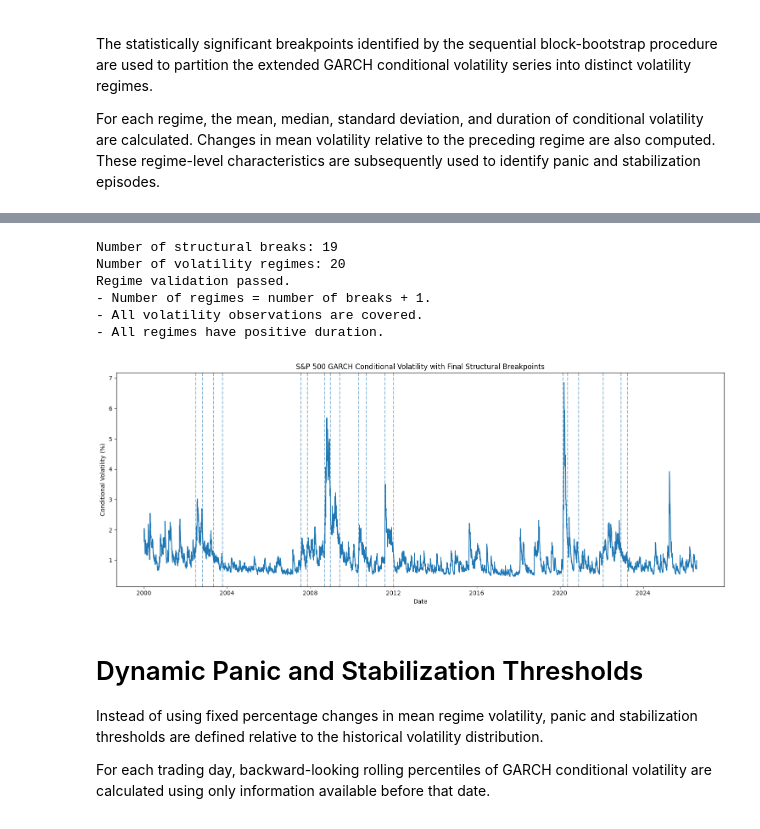
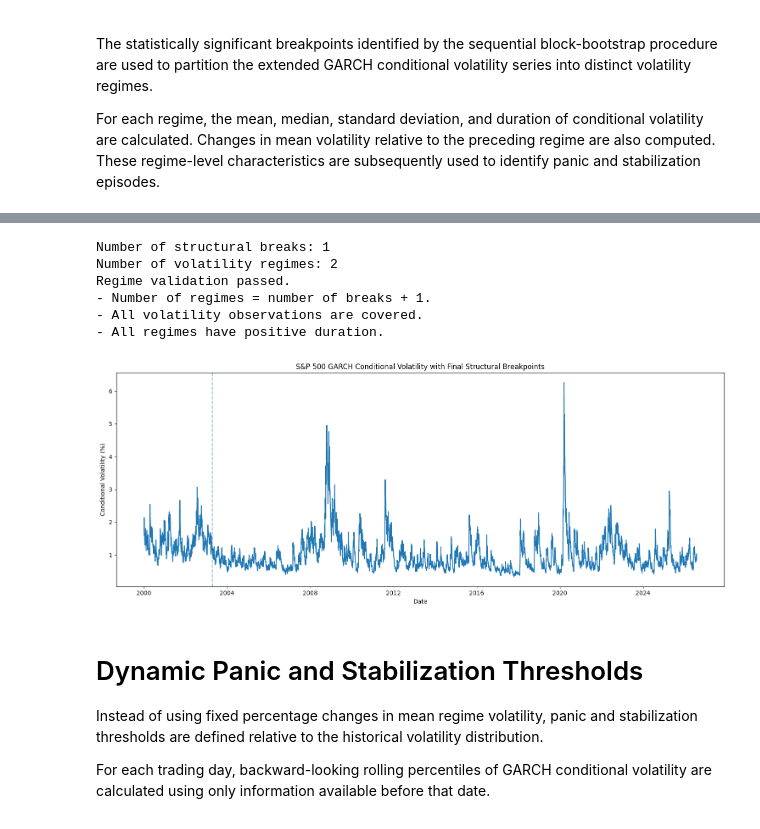
Before and after one commit to fleurclochette/Scientific-Project-SS26-Group-8, a Jupyter notebook: notebooks/03f_egarch_dynamic_panic_threshold.ipynb, the cells around one changed output, grey strips where cells are left out. Cells and saved outputs as stored; diff of their text form; code cells hidden in the pictures.

```diff
--- a/notebooks/03f_egarch_dynamic_panic_threshold.ipynb
+++ b/notebooks/03f_egarch_dynamic_panic_threshold.ipynb
@@ -186,17 +186,20 @@ Downloading arch-8.0.0-cp313-cp313-manylinux2014_x86_64.manylinux_2_17_x86_64.ma
 Installing collected packages: arch
 Successfully installed arch-8.0.0
 # %%
-# Step 9 Fit GARCH(1,1)
-garch_model = arch_model(
+# Estimate EGARCH(1,1,1)
+
+egarch_model = arch_model(
     returns,
     mean="Constant",
-    vol="GARCH",
+    vol="EGARCH",
     p=1,
+    o=1,
     q=1
 )
 
-garch_result = garch_model.fit(
+egarch_result = egarch_model.fit(
     disp="off"
 )
-print(garch_result.summary())
+
+print(egarch_result.summary())
 # %% [output]
@@ -237,7 +257,7 @@ $$
 # This is the actual input for the Bai-perron analysis
 
 df["ConditionalVolatility"] = (
-    garch_result.conditional_volatility
+    egarch_result.conditional_volatility
 )
 
 df[
@@ -641,8 +614,8 @@ print("- Number of regimes = number of breaks + 1.")
 print("- All volatility observations are covered.")
 print("- All regimes have positive duration.")
 # %% [output]
-Number of structural breaks: 19
-Number of volatility regimes: 20
+Number of structural breaks: 1
+Number of volatility regimes: 2
 Regime validation passed.
 - Number of regimes = number of breaks + 1.
 - All volatility observations are covered.
@@ -650,32 +623,32 @@ Regime validation passed.
 # %%
 # plot the final segmentation
 
 plt.figure(figsize=(15, 6))
 
 plt.plot(
     volatility_dates,
     volatility,
-    label="GARCH conditional volatility"
+    label="EGARCH conditional volatility"
 )
 
 for date in real_final_break_dates:
     plt.axvline(
         x=date,
         linestyle="--",
         alpha=0.5
     )
 
 plt.title(
     "S&P 500 GARCH Conditional Volatility with Final Structural Breakpoints"
 )
 
 plt.xlabel("Date")
 plt.ylabel("Conditional Volatility (%)")
 
 plt.tight_layout()
 plt.show()
 # %% [output]
-[figure, old version]
+[figure, new version]
 # %% [markdown]
 # Dynamic Panic and Stabilization Thresholds
 
```
Also changed, not shown: parts of 26 cells of this notebook.
